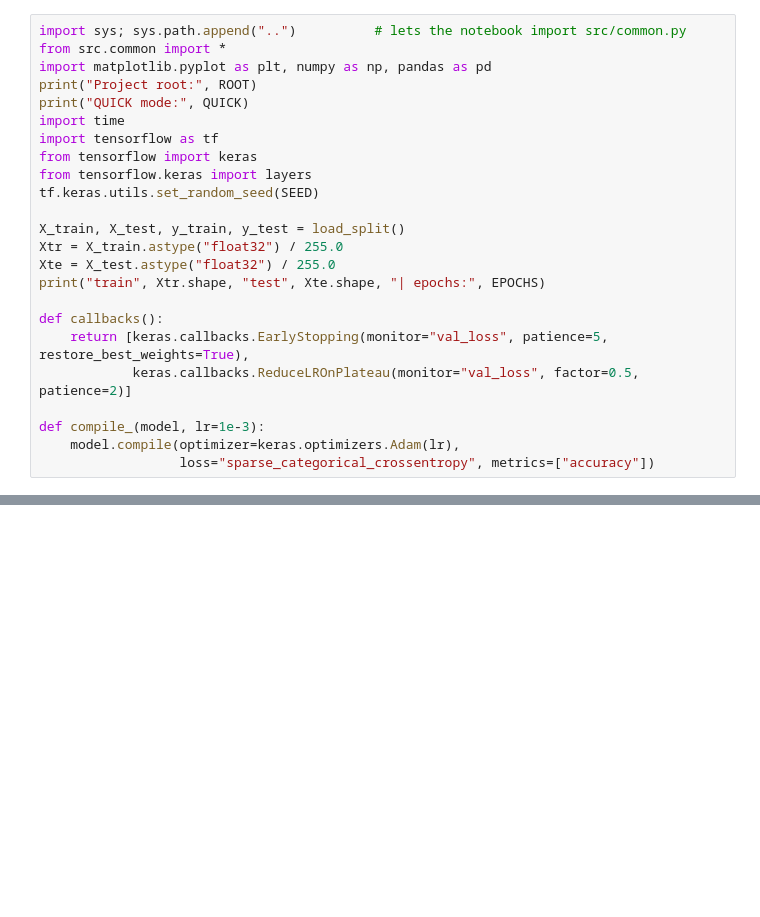
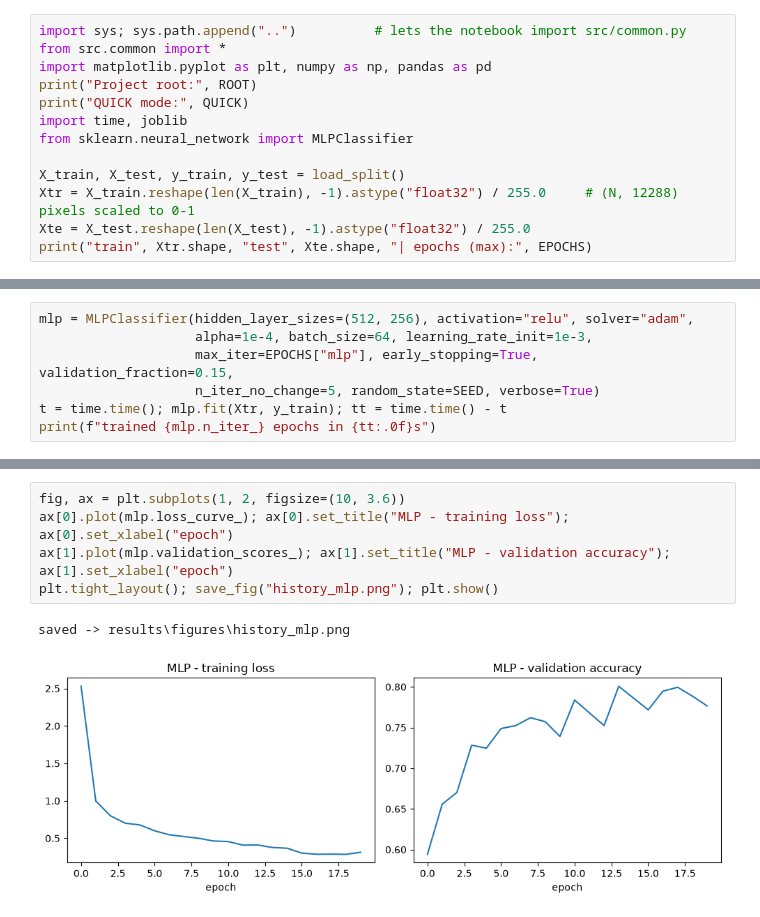
Before and after one commit to baliemna2222-dev/image-classification-ml, a Jupyter notebook: notebooks/04_deep_learning.ipynb, the cells around one changed output, grey strips where cells are left out. Drawn from its saved outputs; the diff is of its cells as text; blank space fills up the shorter version.

```diff
--- a/notebooks/04_deep_learning.ipynb
+++ b/notebooks/04_deep_learning.ipynb
@@ -13,21 +17,10 @@ from src.common import *
 import matplotlib.pyplot as plt, numpy as np, pandas as pd
 print("Project root:", ROOT)
 print("QUICK mode:", QUICK)
-import time
-import tensorflow as tf
-from tensorflow import keras
-from tensorflow.keras import layers
-tf.keras.utils.set_random_seed(SEED)
+import time, joblib
+from sklearn.neural_network import MLPClassifier
 
 X_train, X_test, y_train, y_test = load_split()
-Xtr = X_train.astype("float32") / 255.0
-Xte = X_test.astype("float32") / 255.0
-print("train", Xtr.shape, "test", Xte.shape, "| epochs:", EPOCHS)
-
-def callbacks():
-    return [keras.callbacks.EarlyStopping(monitor="val_loss", patience=5, restore_best_weights=True),
-            keras.callbacks.ReduceLROnPlateau(monitor="val_loss", factor=0.5, patience=2)]
-
-def compile_(model, lr=1e-3):
-    model.compile(optimizer=keras.optimizers.Adam(lr),
-                  loss="sparse_categorical_crossentropy", metrics=["accuracy"])
+Xtr = X_train.reshape(len(X_train), -1).astype("float32") / 255.0     # (N, 12288) pixels scaled to 0-1
+Xte = X_test.reshape(len(X_test), -1).astype("float32") / 255.0
+print("train", Xtr.shape, "test", Xte.shape, "| epochs (max):", EPOCHS)
@@ -54,0 +37,7 @@ plot_history(h_mlp, "MLP")
+# %%
+mlp = MLPClassifier(hidden_layer_sizes=(512, 256), activation="relu", solver="adam",
+                    alpha=1e-4, batch_size=64, learning_rate_init=1e-3,
+                    max_iter=EPOCHS["mlp"], early_stopping=True, validation_fraction=0.15,
+                    n_iter_no_change=5, random_state=SEED, verbose=True)
+t = time.time(); mlp.fit(Xtr, y_train); tt = time.time() - t
+print(f"trained {mlp.n_iter_} epochs in {tt:.0f}s")
@@ -55 +62,9 @@ plot_history(h_mlp, "MLP")
+# %%
+fig, ax = plt.subplots(1, 2, figsize=(10, 3.6))
+ax[0].plot(mlp.loss_curve_); ax[0].set_title("MLP - training loss"); ax[0].set_xlabel("epoch")
+ax[1].plot(mlp.validation_scores_); ax[1].set_title("MLP - validation accuracy"); ax[1].set_xlabel("epoch")
+plt.tight_layout(); save_fig("history_mlp.png"); plt.show()
+# %% [output]
+saved -> results\figures\history_mlp.png
+[figure, added]
 # %%
```
Also changed, not shown: parts of 19 cells of this notebook, 4 other files.
